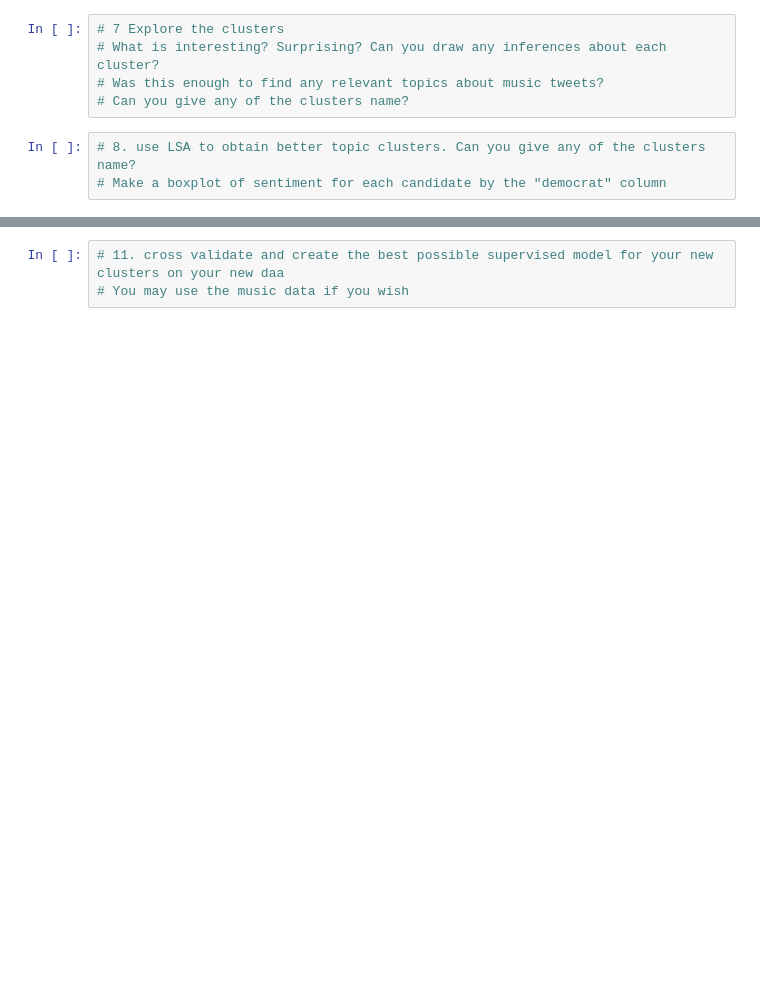
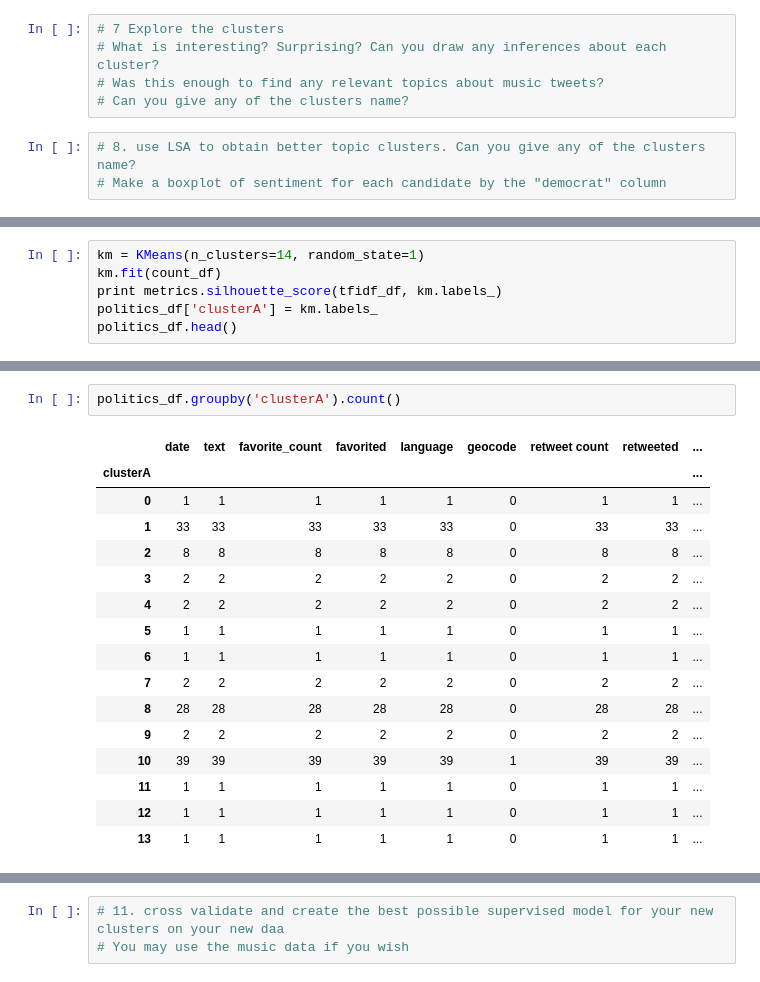
Before and after one commit to Stanleyyork/sfdat28-stevens, a Jupyter notebook: hw/hw2.ipynb, the cells around one changed output, grey strips where cells are left out. Saved outputs shown, nothing was run; the diff lists cells and outputs as text; blank space fills up the shorter version.

```diff
--- a/hw/hw2.ipynb
+++ b/hw/hw2.ipynb
@@ -301,0 +351,6 @@ other_tweets = parse_status_objects(other_tweets)
+# %%
+km = KMeans(n_clusters=14, random_state=1)
+km.fit(count_df)
+print metrics.silhouette_score(tfidf_df, km.labels_)
+politics_df['clusterA'] = km.labels_
+politics_df.head()
@@ -301,0 +365,19 @@ other_tweets = parse_status_objects(other_tweets)
+# %%
+politics_df.groupby('clusterA').count()
+# %% [output]
+|  | date | text | favorite_count | favorited | language | geocode | retweet count | retweeted | ... |
+| clusterA |  |  |  |  |  |  |  |  | ... |
+| 0 | 1 | 1 | 1 | 1 | 1 | 0 | 1 | 1 | ... |
+| 1 | 33 | 33 | 33 | 33 | 33 | 0 | 33 | 33 | ... |
+| 2 | 8 | 8 | 8 | 8 | 8 | 0 | 8 | 8 | ... |
+| 3 | 2 | 2 | 2 | 2 | 2 | 0 | 2 | 2 | ... |
+| 4 | 2 | 2 | 2 | 2 | 2 | 0 | 2 | 2 | ... |
+| 5 | 1 | 1 | 1 | 1 | 1 | 0 | 1 | 1 | ... |
+| 6 | 1 | 1 | 1 | 1 | 1 | 0 | 1 | 1 | ... |
+| 7 | 2 | 2 | 2 | 2 | 2 | 0 | 2 | 2 | ... |
+| 8 | 28 | 28 | 28 | 28 | 28 | 0 | 28 | 28 | ... |
+| 9 | 2 | 2 | 2 | 2 | 2 | 0 | 2 | 2 | ... |
+| 10 | 39 | 39 | 39 | 39 | 39 | 1 | 39 | 39 | ... |
+| 11 | 1 | 1 | 1 | 1 | 1 | 0 | 1 | 1 | ... |
+| 12 | 1 | 1 | 1 | 1 | 1 | 0 | 1 | 1 | ... |
+| 13 | 1 | 1 | 1 | 1 | 1 | 0 | 1 | 1 | ... |
```
Also changed, not shown: parts of 7 cells of this notebook.
